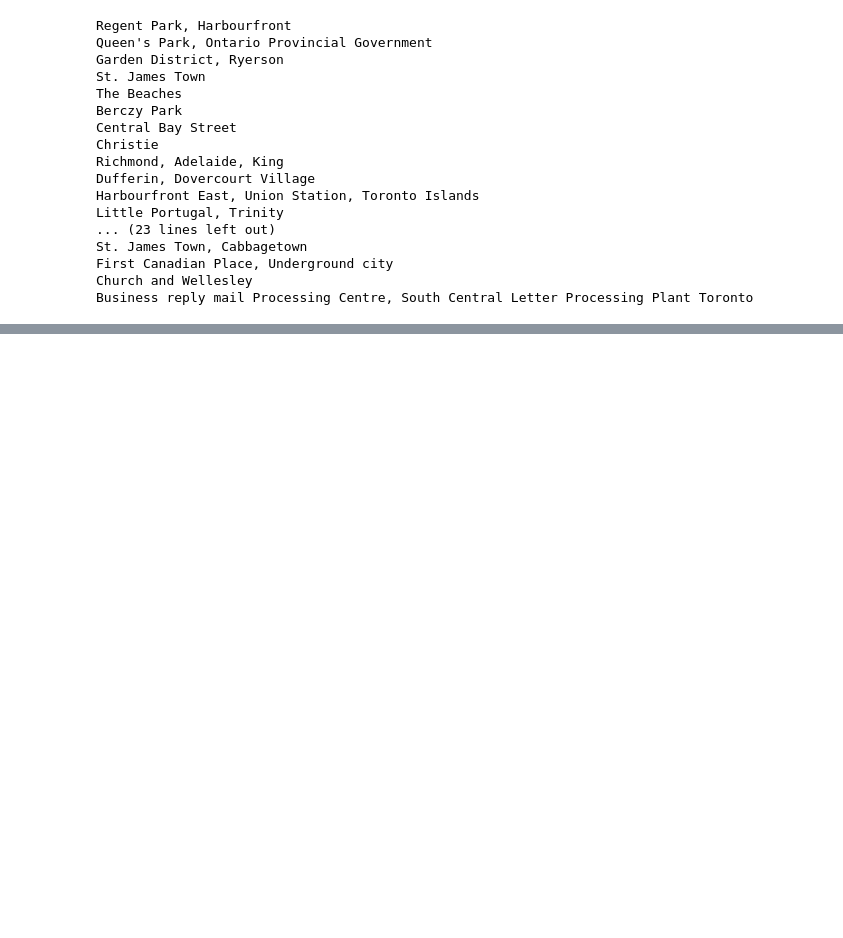
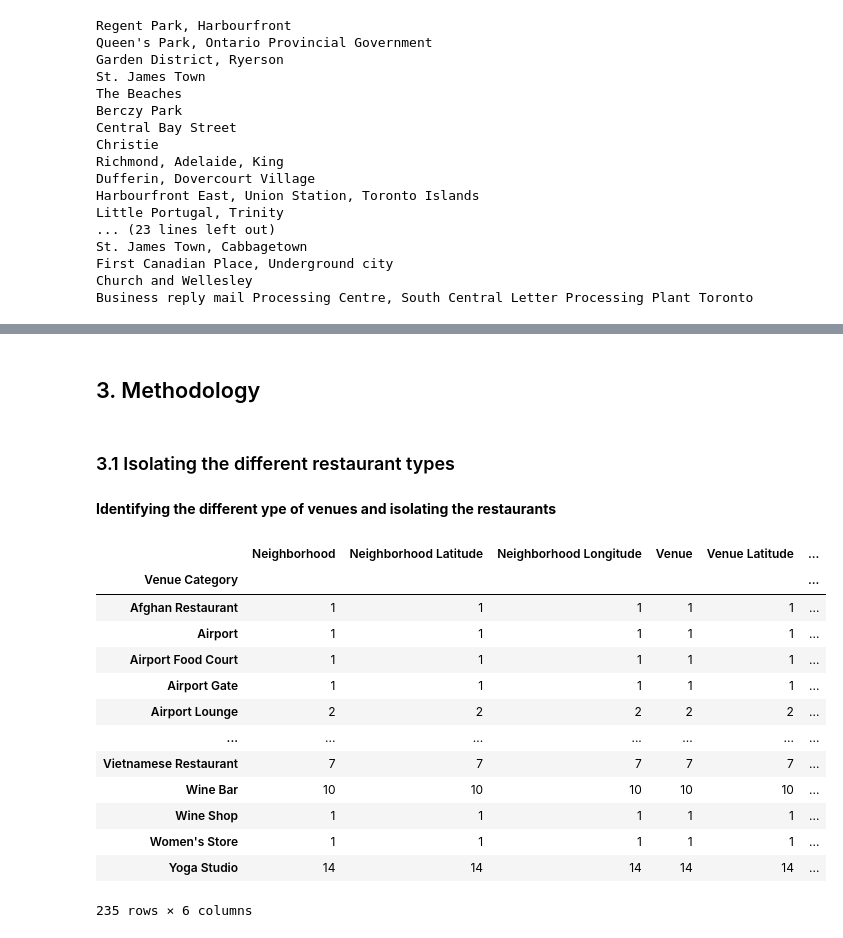
Before and after one commit to chikoungoun/IBM-Courses, a Jupyter notebook: Battle of the Neighborhoods/Battle of the neighborhoods Description of The problem Week 2.ipynb, the cells around one changed output, grey strips where cells are left out. Cells and saved outputs as stored; diff of their text form; code cells hidden in the pictures; blank space fills up the shorter version.

Commit message:
regrouping the restaurant data in a pandas dataframe

```diff
--- a/Battle of the Neighborhoods/Battle of the neighborhoods Description of The problem Week 2.ipynb
+++ b/Battle of the Neighborhoods/Battle of the neighborhoods Description of The problem Week 2.ipynb
@@ -205,3 +205,27 @@ Toronto Venues Shape :  (1629, 7)
 | 7 | Regent Park, Harbourfront | 43.65426 | -79.360636 | Morning Glory Cafe | 43.653947 | -79.361149 | ... |
 | 8 | Regent Park, Harbourfront | 43.65426 | -79.360636 | The Extension Room | 43.653313 | -79.359725 | ... |
 | 9 | Regent Park, Harbourfront | 43.65426 | -79.360636 | Dominion Pub and Kitchen | 43.656919 | -79.358967 | ... |
+# %% [markdown]
+## 3. Methodology
+# %% [markdown]
+### 3.1 Isolating the different restaurant types
+# %% [markdown]
+**Identifying the different ype of venues and isolating the restaurants**
+# %%
+venue_categories = toronto_venues.groupby('Venue Category').count()
+venue_categories
+# %% [output]
+|  | Neighborhood | Neighborhood Latitude | Neighborhood Longitude | Venue | Venue Latitude | ... |
+| Venue Category |  |  |  |  |  | ... |
+| Afghan Restaurant | 1 | 1 | 1 | 1 | 1 | ... |
+| Airport | 1 | 1 | 1 | 1 | 1 | ... |
+| Airport Food Court | 1 | 1 | 1 | 1 | 1 | ... |
+| Airport Gate | 1 | 1 | 1 | 1 | 1 | ... |
+| Airport Lounge | 2 | 2 | 2 | 2 | 2 | ... |
+| ... | ... | ... | ... | ... | ... | ... |
+| Vietnamese Restaurant | 7 | 7 | 7 | 7 | 7 | ... |
+| Wine Bar | 10 | 10 | 10 | 10 | 10 | ... |
+| Wine Shop | 1 | 1 | 1 | 1 | 1 | ... |
+| Women's Store | 1 | 1 | 1 | 1 | 1 | ... |
+| Yoga Studio | 14 | 14 | 14 | 14 | 14 | ... |
+235 rows × 6 columns
```
Also changed, not shown: parts of 6 cells of this notebook.
